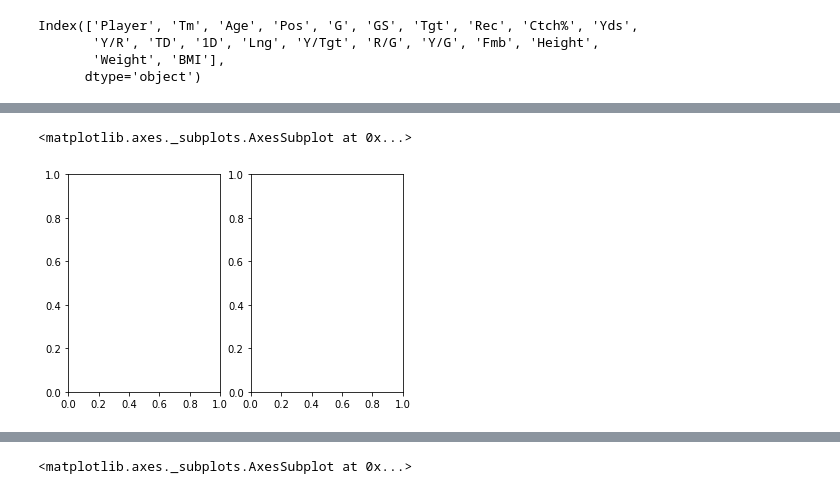
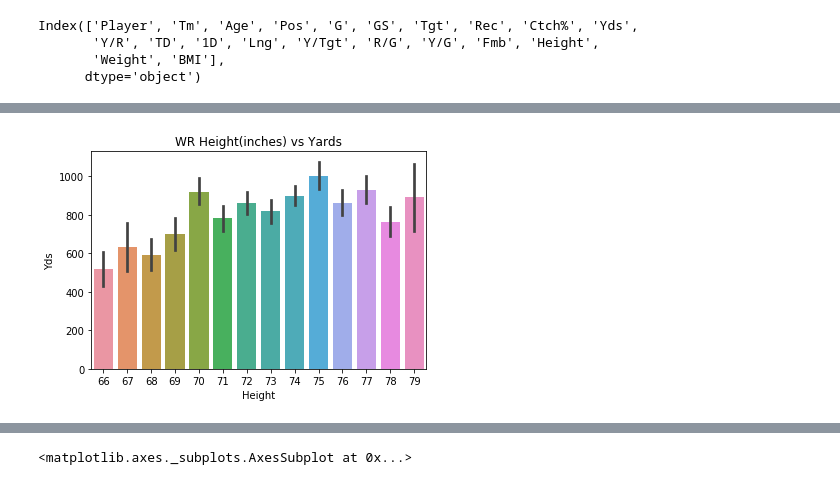
Before and after one commit to shaikh23/Nfl-Analysis, a Jupyter notebook: EDA_receiving_2.ipynb, the cells around one changed output, grey strips where cells are left out. Cells and saved outputs as stored; diff of their text form; code cells hidden in the pictures.

```diff
--- a/EDA_receiving_2.ipynb
+++ b/EDA_receiving_2.ipynb
@@ -258,6 +271,0 @@ Ttest_indResult(statistic=-5.521555449338687, pvalue=4.6571580362141426e-08)
-# %%
-fig, ax = plt.subplots(1, 2) # sharex='col', sharey='row')
-ax[0]
-# %% [output]
-<matplotlib.axes._subplots.AxesSubplot at 0x...>
-[figure, removed]
@@ -266,0 +272,4 @@ ax[0]
+# %%
+sns.barplot(past_decade['Height'], past_decade['Yds']).set_title('WR Height(inches) vs Yards').figure.savefig('wrhtbaryds.png')
+# %% [output]
+[figure, added]
```
Also changed, not shown: parts of 11 cells of this notebook.
